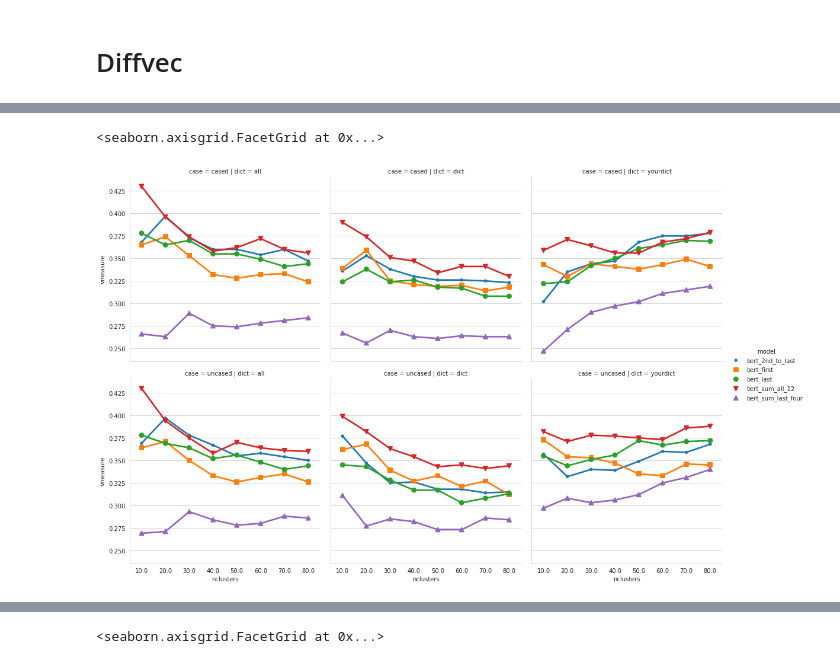
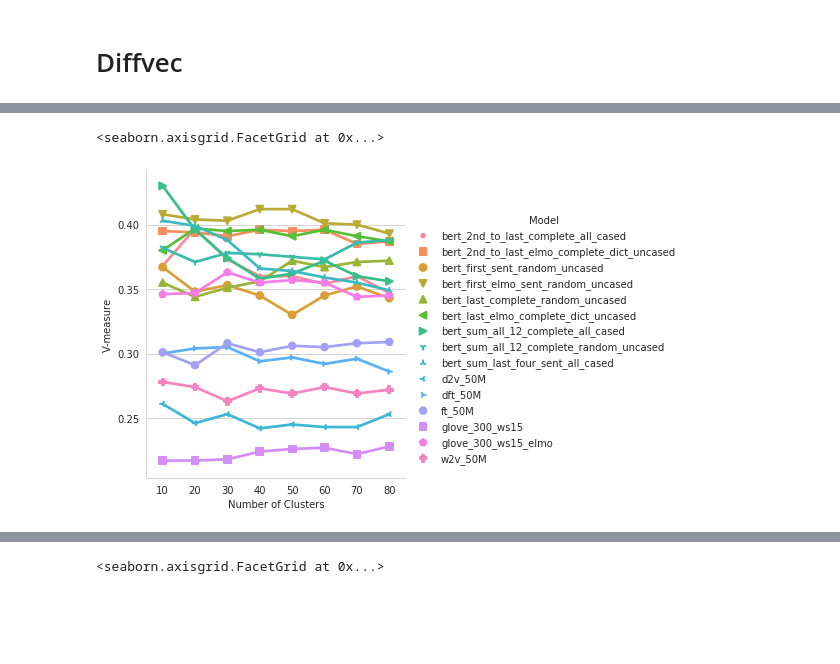
Before and after one commit to furra/contextual_embeddings, a Jupyter notebook: graph_results.ipynb, the cells around one changed output, grey strips where cells are left out. Saved outputs shown, nothing was run; the diff lists cells and outputs as text; code cells hidden in the pictures; blank space fills up the shorter version.

```diff
--- a/graph_results.ipynb
+++ b/graph_results.ipynb
@@ -184,5 +250,7 @@ sns.catplot(x='nclusters', y='vmeasure', col='dict', hue='model',data=diffvec_be
+# %%
+diffvec_best = diffvec[diffvec['unique_name'].isin(["bert_sum_all_12_complete_all_cased","bert_sum_all_12_complete_random_uncased","bert_sum_last_four_sent_all_cased","bert_2nd_to_last_complete_all_cased","bert_first_sent_random_uncased","bert_last_complete_random_uncased","bert_first_elmo_sent_random_uncased","bert_last_elmo_complete_dict_uncased","bert_2nd_to_last_elmo_complete_dict_uncased","glove_300_ws15_elmo","glove_300_ws15","elmo","w2v_50M","ft_50M","d2v_50M","dft_50M"])]
 # %%
-sns.catplot(x='nclusters', y='vmeasure', col='dict', row='case',hue='model',data=diffvec_bert[(~diffvec_bert['model'].str.contains("elmo"))&(diffvec_bert['bert_type']=='avg')], kind='point', markers=markers)
+sns.catplot(x='nclusters', y='vmeasure', hue='unique_name',data=diffvec_best, kind='point', legend=False, markers=markers).set(xlabel="Number of Clusters", ylabel="V-measure").add_legend(title="Model")
 # %% [output]
 <seaborn.axisgrid.FacetGrid at 0x...>
-[figure, old version]
+[figure, new version]
```
Also changed, not shown: parts of 42 cells of this notebook, 4 other files.
